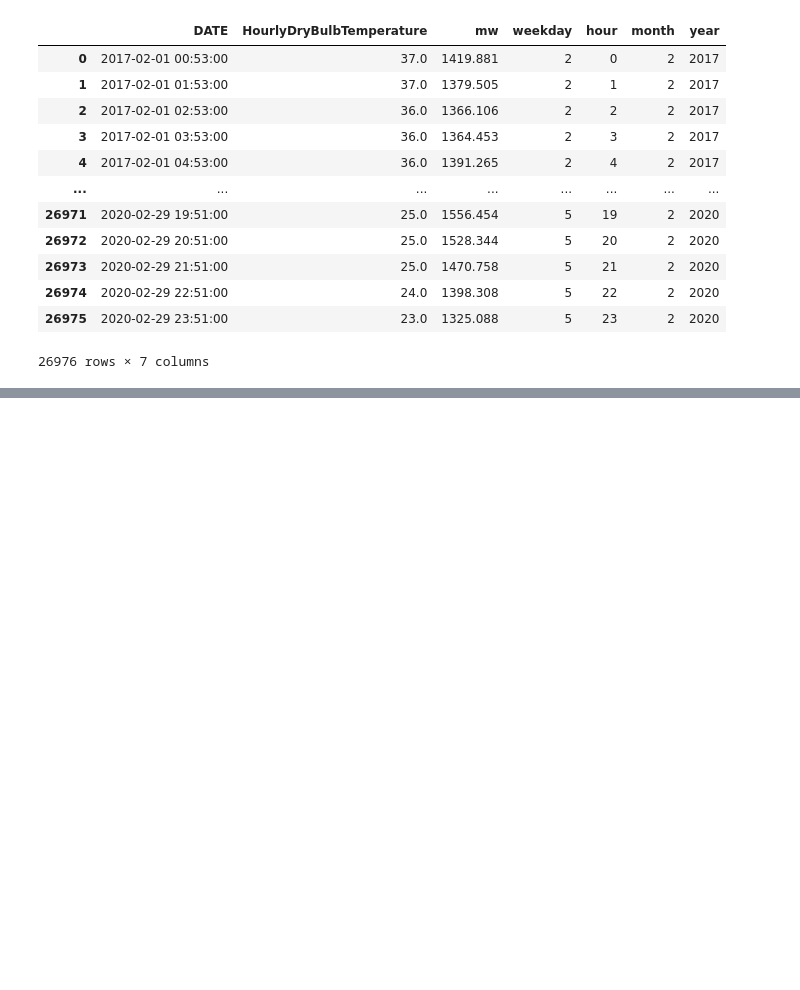
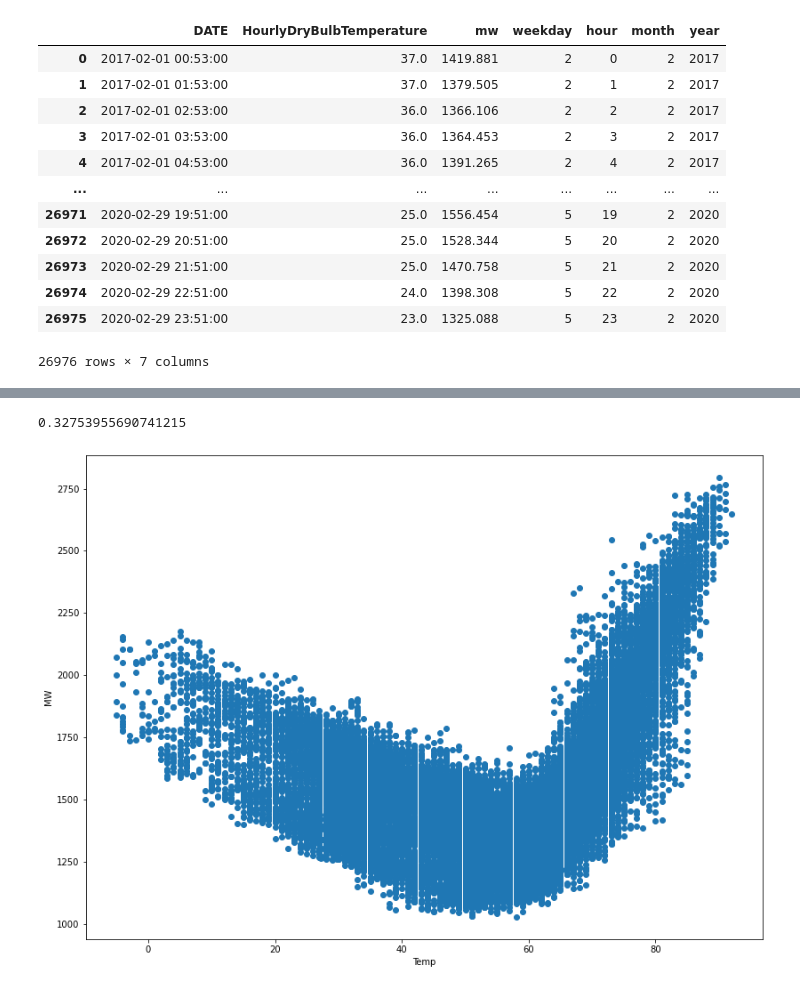
Before and after one commit to toriwalker119/timeseries_analysis, a Jupyter notebook: TimeSeries.ipynb, the cells around one changed output, grey strips where cells are left out. Drawn from its saved outputs; the diff is of its cells as text; code cells hidden in the pictures; blank space fills up the shorter version.

```diff
--- a/TimeSeries.ipynb
+++ b/TimeSeries.ipynb
@@ -103,0 +179,27 @@ test
+# %%
+#calculate correlation
+
+train['mw'].corr(train['temp'])
+# %% [output]
+0.32753955690741215
+# %%
+#plot scatter
+
+fig = plt.figure(figsize=(30, 10))
+
+x = train['temp']
+y = train['mw']
+
+
+# Adds subplot on position 1
+ax = fig.add_subplot(121)
+
+
+ax.scatter(x, y)
+
+ax.set_xlabel('Temp')
+ax.set_ylabel('MW')
+
+plt.show()
+# %% [output]
+[figure, added]
```
Also changed, not shown: parts of 13 cells of this notebook.
